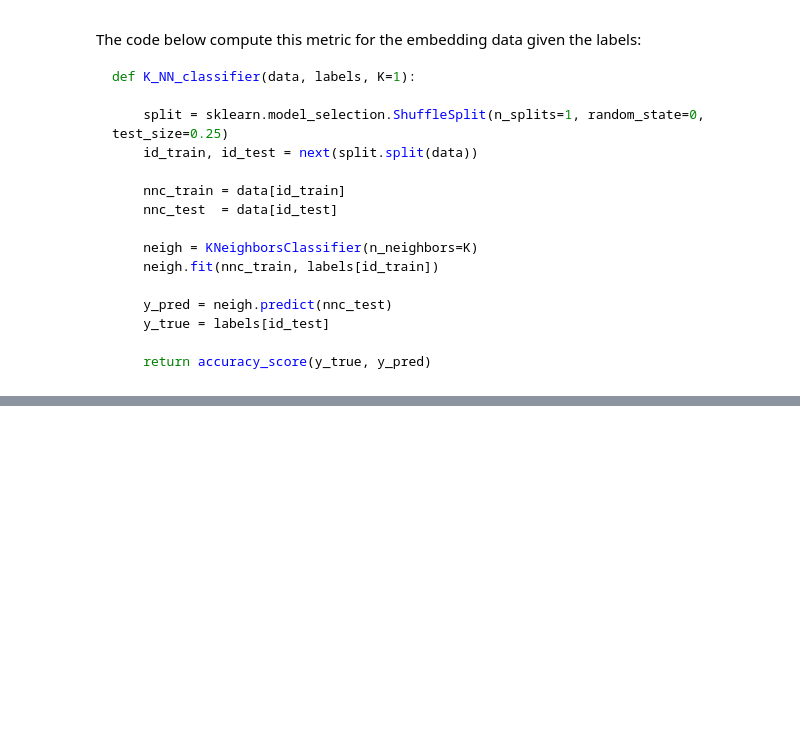
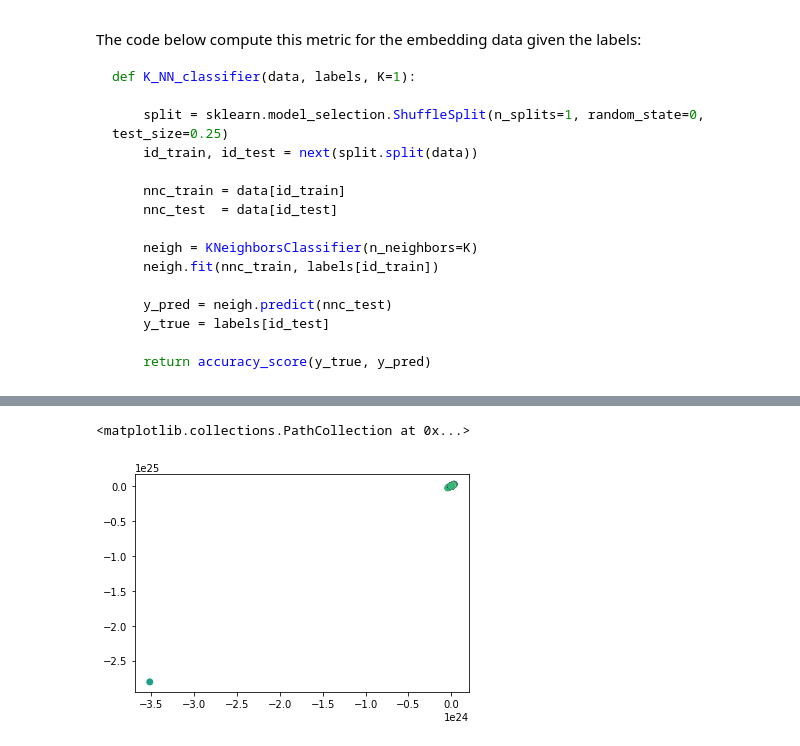
Before and after one commit to toinsson/raviz, a Jupyter notebook: experiment_0.ipynb, the cells around one changed output, grey strips where cells are left out. Saved outputs shown, nothing was run; the diff lists cells and outputs as text; code cells hidden in the pictures; blank space fills up the shorter version.

```diff
--- a/experiment_0.ipynb
+++ b/experiment_0.ipynb
@@ -261,0 +278,5 @@ for i in aff._PerplexityBasedNN__distances[np.random.randint(0, X_train.shape[0]
+# %%
+%%time
+
+layout_chalmers = fl.NeighbourSampling(X_train)
+layout_chalmers.spring_layout()
@@ -261,0 +286,8 @@ for i in aff._PerplexityBasedNN__distances[np.random.randint(0, X_train.shape[0]
+# %%
+embedding_chalmers = layout_chalmers.get_positions()
+
+fig, ax = plt.subplots()
+ax.scatter(embedding_chalmers[:,0], embedding_chalmers[:,1], c=y_train[:N], rasterized=True)
+# %% [output]
+<matplotlib.collections.PathCollection at 0x...>
+[figure, added]
```
Also changed, not shown: parts of 37 cells of this notebook, 6 other files.
